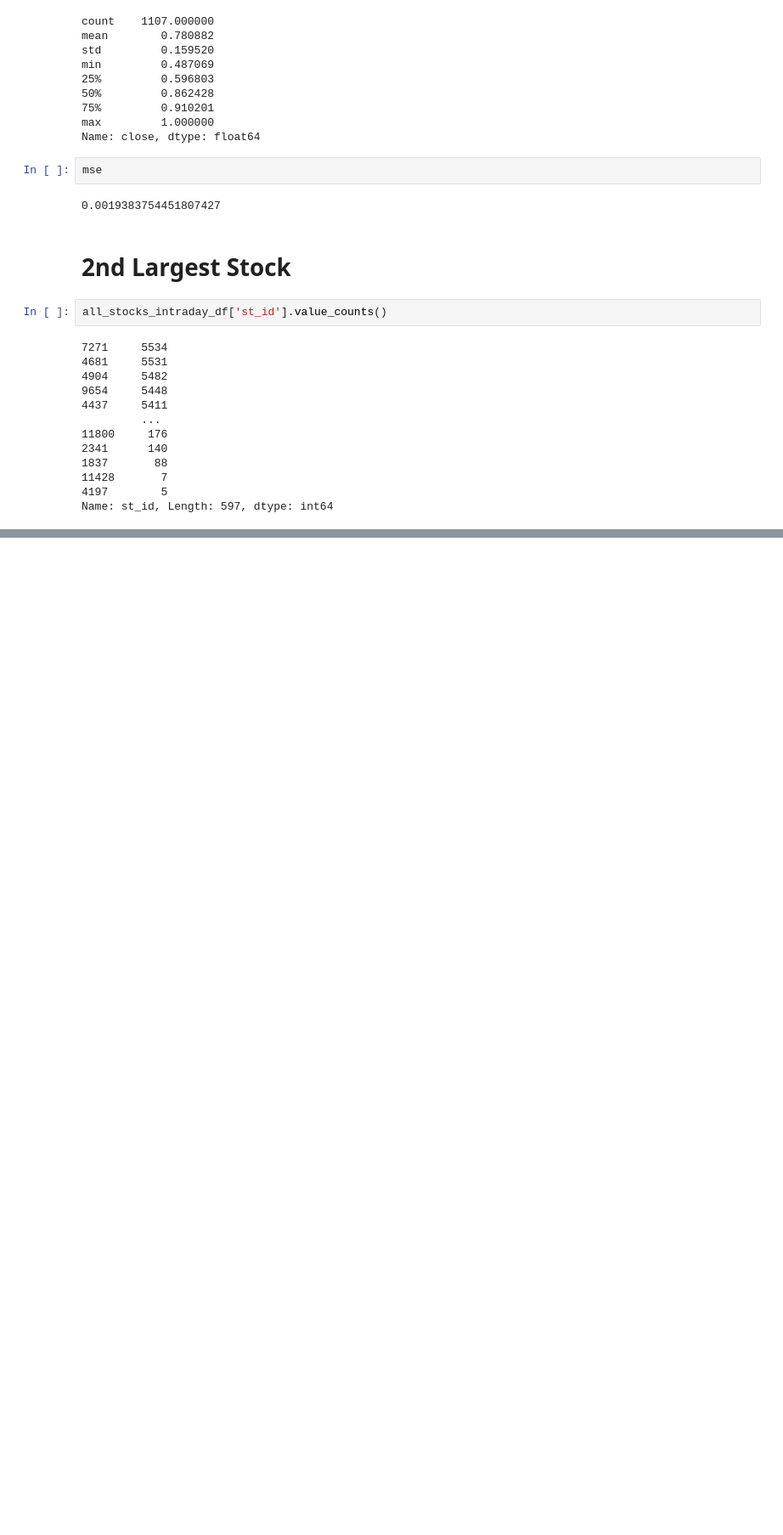
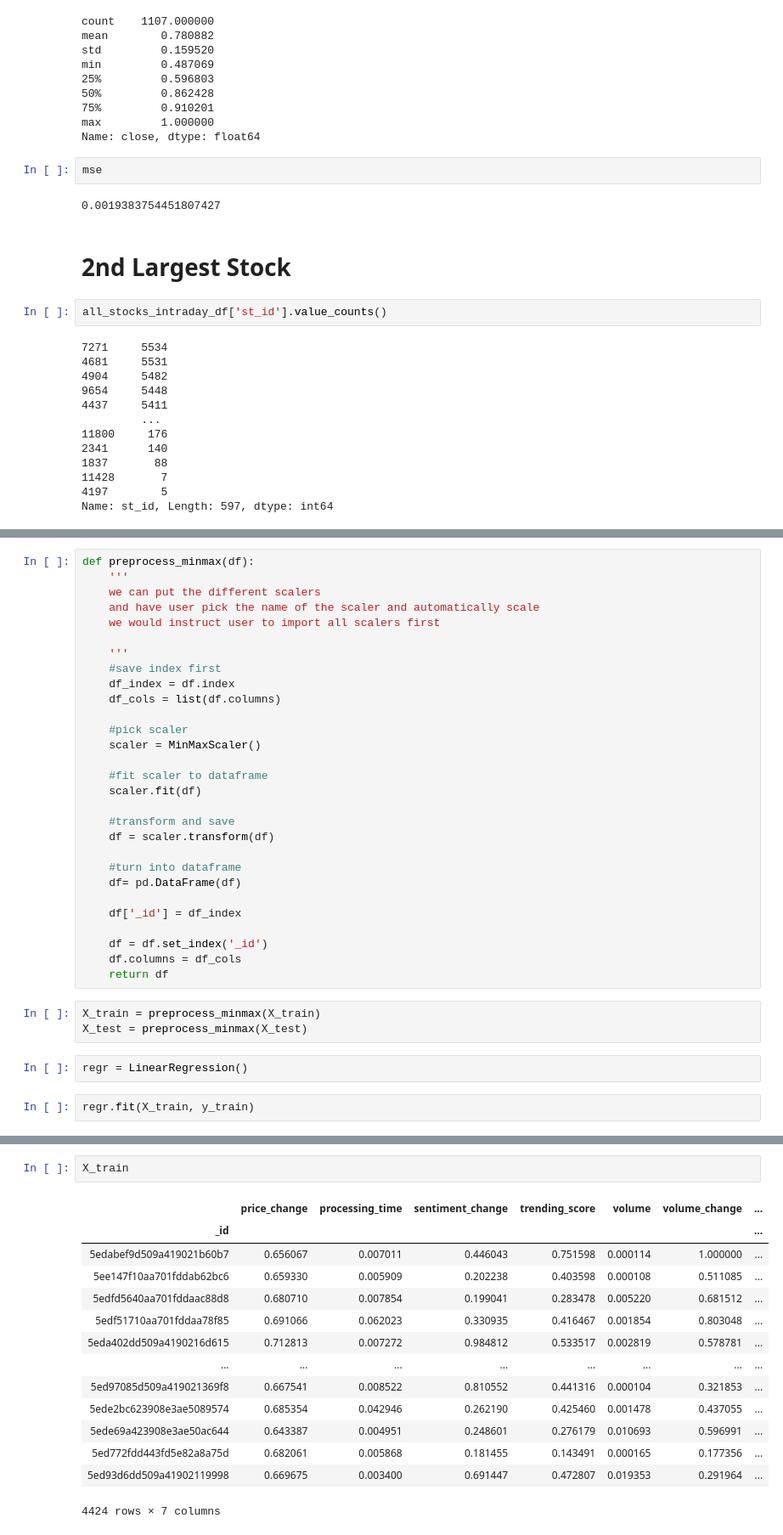
Before and after one commit to jcanque777/stock_market_data_prediction, a Jupyter notebook: test_models.ipynb, the cells around one changed output, grey strips where cells are left out. Shown: that part at 85% size. Saved outputs shown, nothing was run; the diff lists cells and outputs as text; blank space fills up the shorter version.

```diff
--- a/test_models.ipynb
+++ b/test_models.ipynb
@@ -279,0 +354,36 @@ all_stocks_intraday_df[all_stocks_intraday_df['st_id'] == 7271]
+# %%
+def preprocess_minmax(df):
+    '''
+    we can put the different scalers
+    and have user pick the name of the scaler and automatically scale
+    we would instruct user to import all scalers first
+
+    '''
+    #save index first
+    df_index = df.index
+    df_cols = list(df.columns)
+
+    #pick scaler
+    scaler = MinMaxScaler()
+
+    #fit scaler to dataframe
+    scaler.fit(df)
+
+    #transform and save
+    df = scaler.transform(df)
+
+    #turn into dataframe
+    df= pd.DataFrame(df)
+
+    df['_id'] = df_index
+
+    df = df.set_index('_id')
+    df.columns = df_cols
+    return df
+# %%
+X_train = preprocess_minmax(X_train)
+X_test = preprocess_minmax(X_test)
+# %%
+regr = LinearRegression()
+# %%
+regr.fit(X_train, y_train)
@@ -279,0 +412,17 @@ all_stocks_intraday_df[all_stocks_intraday_df['st_id'] == 7271]
+# %%
+X_train
+# %% [output]
+|  | price_change | processing_time | sentiment_change | trending_score | volume | volume_change | ... |
+| _id |  |  |  |  |  |  | ... |
+| 5edabef9d509a419021b60b7 | 0.656067 | 0.007011 | 0.446043 | 0.751598 | 0.000114 | 1.000000 | ... |
+| 5ee147f10aa701fddab62bc6 | 0.659330 | 0.005909 | 0.202238 | 0.403598 | 0.000108 | 0.511085 | ... |
+| 5edfd5640aa701fddaac88d8 | 0.680710 | 0.007854 | 0.199041 | 0.283478 | 0.005220 | 0.681512 | ... |
+| 5edf51710aa701fddaa78f85 | 0.691066 | 0.062023 | 0.330935 | 0.416467 | 0.001854 | 0.803048 | ... |
+| 5eda402dd509a4190216d615 | 0.712813 | 0.007272 | 0.984812 | 0.533517 | 0.002819 | 0.578781 | ... |
+| ... | ... | ... | ... | ... | ... | ... | ... |
+| 5ed97085d509a419021369f8 | 0.667541 | 0.008522 | 0.810552 | 0.441316 | 0.000104 | 0.321853 | ... |
+| 5ede2bc623908e3ae5089574 | 0.685354 | 0.042946 | 0.262190 | 0.425460 | 0.001478 | 0.437055 | ... |
+| 5ede69a423908e3ae50ac644 | 0.643387 | 0.004951 | 0.248601 | 0.276179 | 0.010693 | 0.596991 | ... |
+| 5ed772fdd443fd5e82a8a75d | 0.682061 | 0.005868 | 0.181455 | 0.143491 | 0.000165 | 0.177356 | ... |
+| 5ed93d6dd509a41902119998 | 0.669675 | 0.003400 | 0.691447 | 0.472807 | 0.019353 | 0.291964 | ... |
+4424 rows × 7 columns
```
Also changed, not shown: parts of 98 cells of this notebook.
